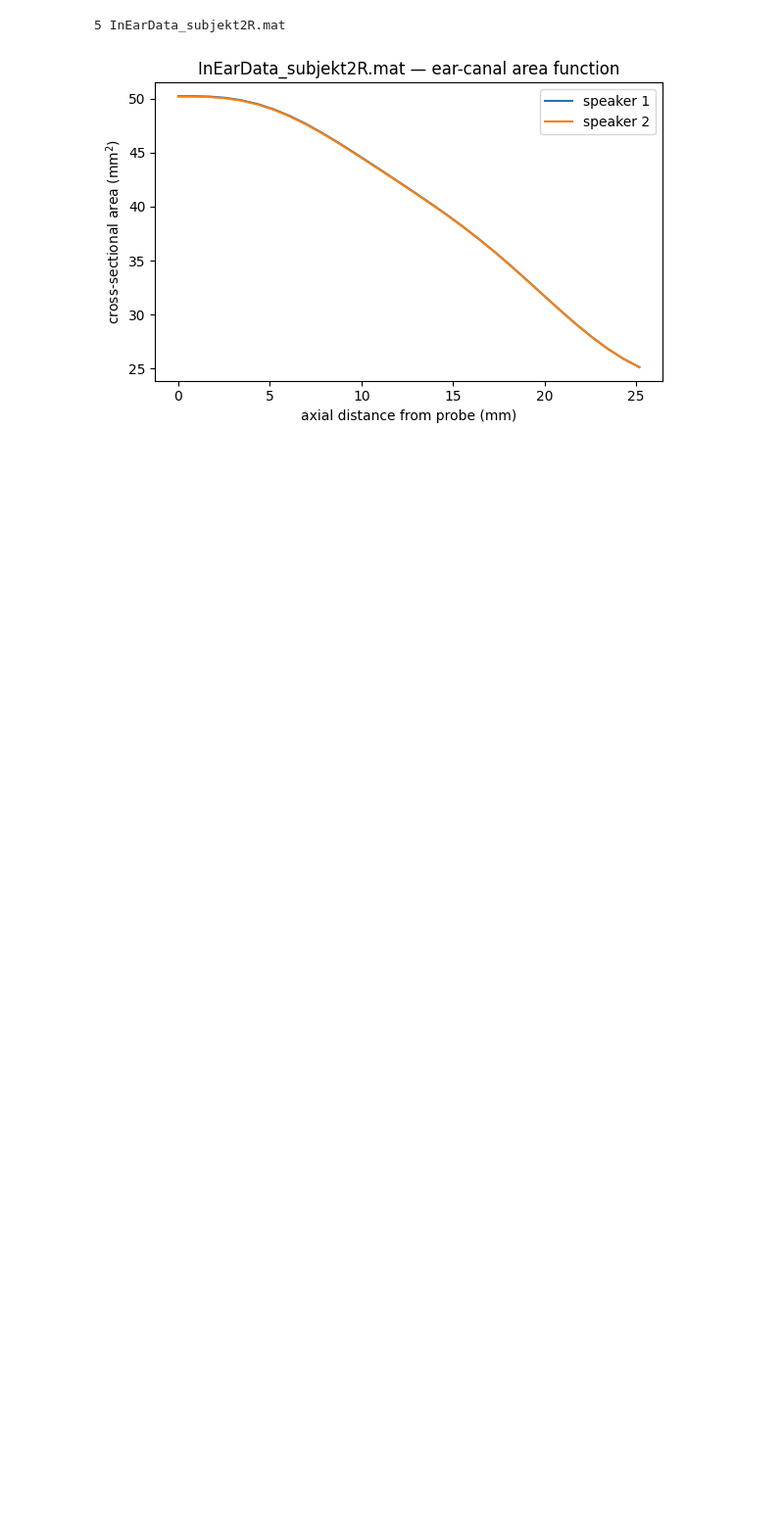
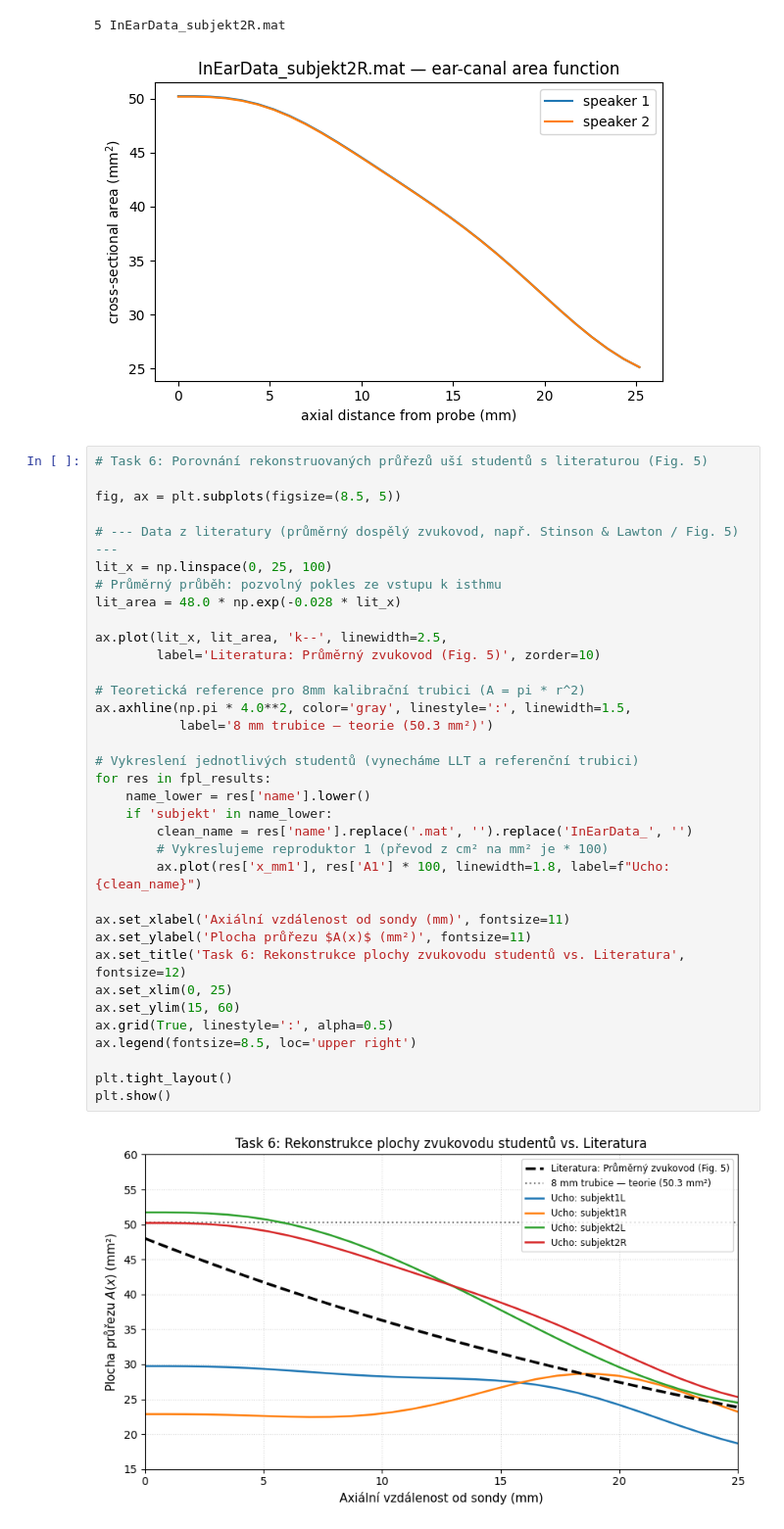
Before and after one commit to vojtejos/FAV_lab, a Jupyter notebook: TutOEME/TaskOE_student.ipynb, the cells around one changed output. Shown at 98% size. Drawn from its saved outputs; the diff is of its cells as text; blank space fills up the shorter version.

```diff
--- a/TutOEME/TaskOE_student.ipynb
+++ b/TutOEME/TaskOE_student.ipynb
@@ -725,3 +725,40 @@ A0 (reference tube) = 49.1 mm² (expected approximately 50.3 mm² for an 8 mm tu
 [figure]
 5 InEarData_subjekt2R.mat
 [figure]
+# %%
+# Task 6: Porovnání rekonstruovaných průřezů uší studentů s literaturou (Fig. 5)
+
+fig, ax = plt.subplots(figsize=(8.5, 5))
+
+# --- Data z literatury (průměrný dospělý zvukovod, např. Stinson & Lawton / Fig. 5) ---
+lit_x = np.linspace(0, 25, 100)
+# Průměrný průběh: pozvolný pokles ze vstupu k isthmu
+lit_area = 48.0 * np.exp(-0.028 * lit_x)
+
+ax.plot(lit_x, lit_area, 'k--', linewidth=2.5,
+        label='Literatura: Průměrný zvukovod (Fig. 5)', zorder=10)
+
+# Teoretická reference pro 8mm kalibrační trubici (A = pi * r^2)
+ax.axhline(np.pi * 4.0**2, color='gray', linestyle=':', linewidth=1.5,
+           label='8 mm trubice — teorie (50.3 mm²)')
+
+# Vykreslení jednotlivých studentů (vynecháme LLT a referenční trubici)
+for res in fpl_results:
+    name_lower = res['name'].lower()
+    if 'subjekt' in name_lower:
+        clean_name = res['name'].replace('.mat', '').replace('InEarData_', '')
+        # Vykreslujeme reproduktor 1 (převod z cm² na mm² je * 100)
+        ax.plot(res['x_mm1'], res['A1'] * 100, linewidth=1.8, label=f"Ucho: {clean_name}")
+
+ax.set_xlabel('Axiální vzdálenost od sondy (mm)', fontsize=11)
+ax.set_ylabel('Plocha průřezu $A(x)$ (mm²)', fontsize=11)
+ax.set_title('Task 6: Rekonstrukce plochy zvukovodu studentů vs. Literatura', fontsize=12)
+ax.set_xlim(0, 25)
+ax.set_ylim(15, 60)
+ax.grid(True, linestyle=':', alpha=0.5)
+ax.legend(fontsize=8.5, loc='upper right')
+
+plt.tight_layout()
+plt.show()
+# %% [output]
+[figure, added]
```
